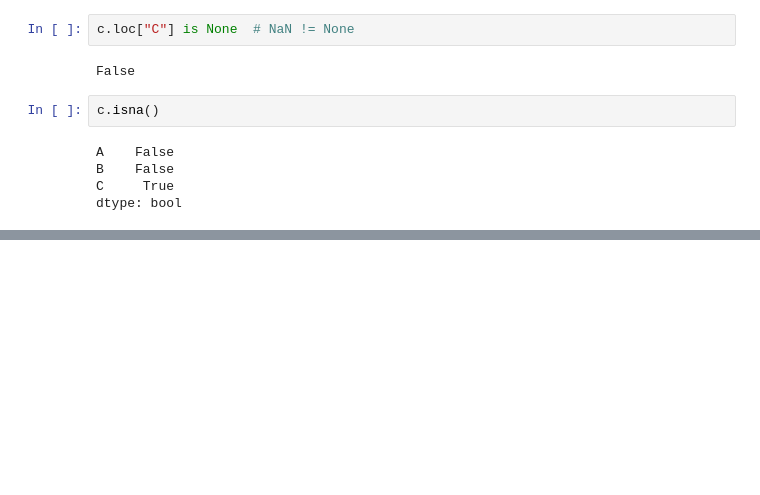
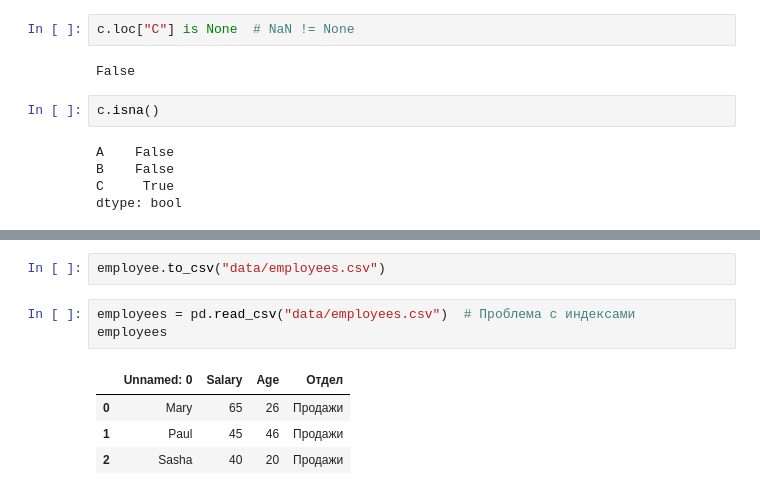
Before and after one commit to KidIsKing/learn_pandas, a Jupyter notebook: pandas/guide/tutorial2.ipynb, the cells around one changed output, grey strips where cells are left out. Drawn from its saved outputs; the diff is of its cells as text; blank space fills up the shorter version.

```diff
--- a/pandas/guide/tutorial2.ipynb
+++ b/pandas/guide/tutorial2.ipynb
@@ -232,0 +532,10 @@ dtype: float64
+# %%
+employee.to_csv("data/employees.csv")
+# %%
+employees = pd.read_csv("data/employees.csv")  # Проблема с индексами
+employees
+# %% [output]
+|  | Unnamed: 0 | Salary | Age | Отдел |
+| 0 | Mary | 65 | 26 | Продажи |
+| 1 | Paul | 45 | 46 | Продажи |
+| 2 | Sasha | 40 | 20 | Продажи |
```
Also changed, not shown: parts of 54 cells of this notebook, 2 other files.
